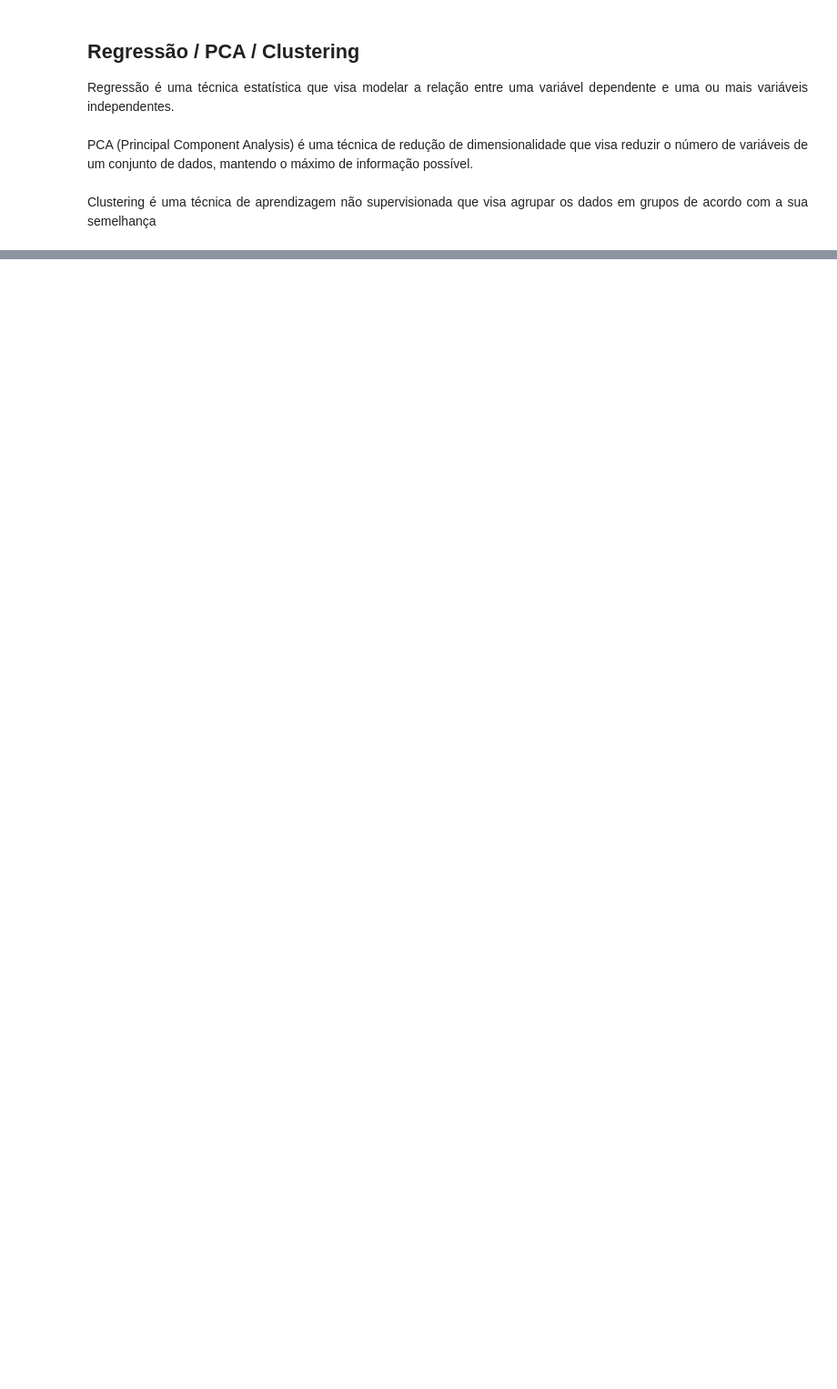
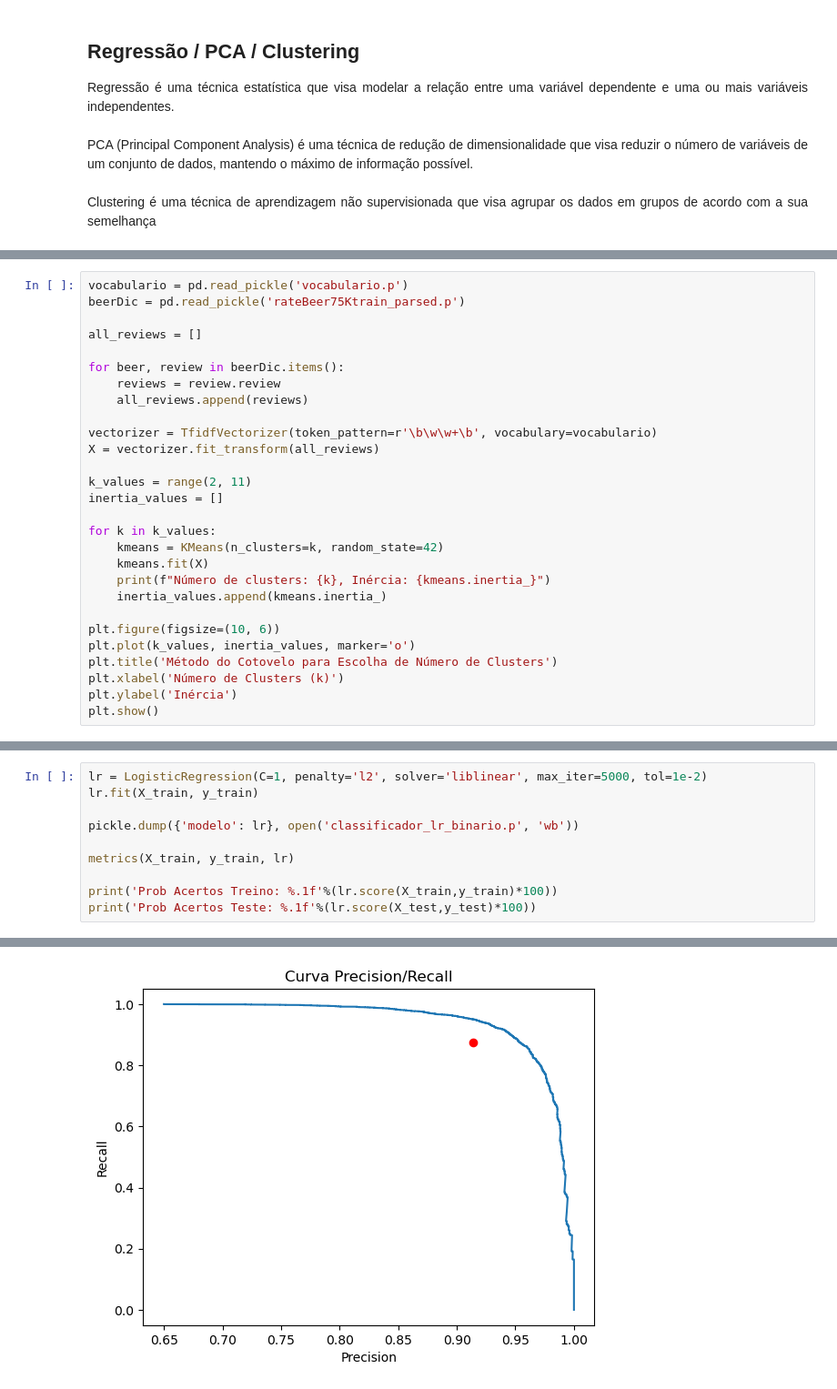
Before and after one commit to rhgui/rateBeer-sentiment-analysis, a Jupyter notebook: A49761A49778.ipynb, the cells around one changed output, grey strips where cells are left out. Shown at 91% size. Cells and saved outputs as stored; diff of their text form; blank space fills up the shorter version.

```diff
--- a/A49761A49778.ipynb
+++ b/A49761A49778.ipynb
@@ -1513,0 +1943,28 @@ Clustering é uma técnica de aprendizagem não supervisionada que visa agrupar
+# %%
+vocabulario = pd.read_pickle('vocabulario.p')
+beerDic = pd.read_pickle('rateBeer75Ktrain_parsed.p')
+
+all_reviews = []
+
+for beer, review in beerDic.items():
+    reviews = review.review
+    all_reviews.append(reviews)
+
+vectorizer = TfidfVectorizer(token_pattern=r'\b\w\w+\b', vocabulary=vocabulario)
+X = vectorizer.fit_transform(all_reviews)
+
+k_values = range(2, 11)
+inertia_values = []
+
+for k in k_values:
+    kmeans = KMeans(n_clusters=k, random_state=42)
+    kmeans.fit(X)
+    print(f"Número de clusters: {k}, Inércia: {kmeans.inertia_}")
+    inertia_values.append(kmeans.inertia_)
+
+plt.figure(figsize=(10, 6))
+plt.plot(k_values, inertia_values, marker='o')
+plt.title('Método do Cotovelo para Escolha de Número de Clusters')
+plt.xlabel('Número de Clusters (k)')
+plt.ylabel('Inércia')
+plt.show()
@@ -1515,0 +2544,11 @@ Clustering é uma técnica de aprendizagem não supervisionada que visa agrupar
+# %%
+lr = LogisticRegression(C=1, penalty='l2', solver='liblinear', max_iter=5000, tol=1e-2)
+lr.fit(X_train, y_train)
+
+pickle.dump({'modelo': lr}, open('classificador_lr_binario.p', 'wb'))
+
+metrics(X_train, y_train, lr)
+
+print('Prob Acertos Treino: %.1f'%(lr.score(X_train,y_train)*100))
+print('Prob Acertos Teste: %.1f'%(lr.score(X_test,y_test)*100))
+# %% [output]
@@ -1515,0 +2565 @@ Clustering é uma técnica de aprendizagem não supervisionada que visa agrupar
+[figure, added]
```
Also changed, not shown: parts of 116 cells of this notebook, 13 other files.
